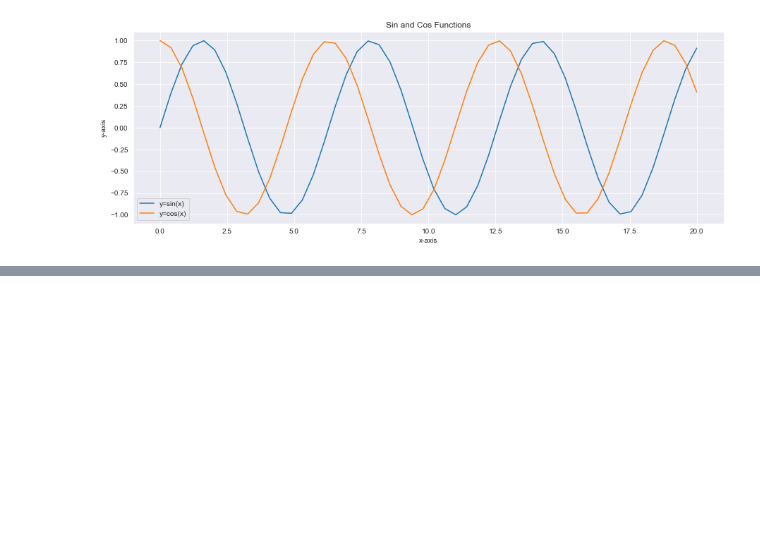
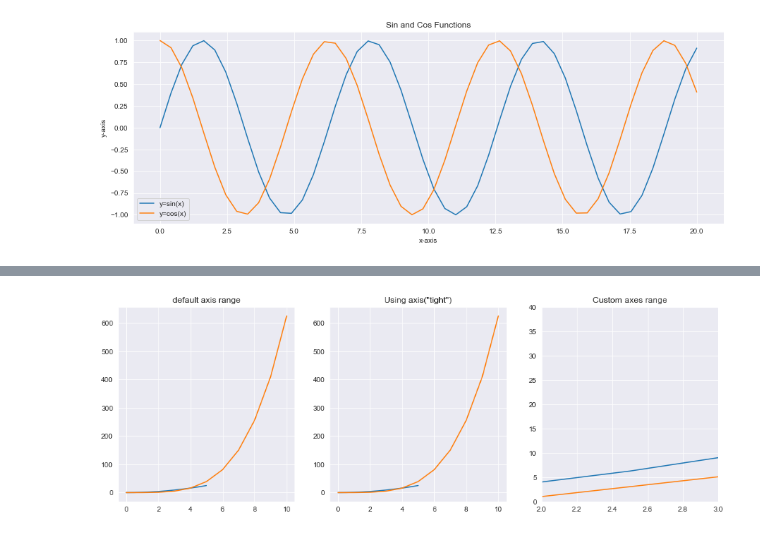
Before and after one commit to SirAbsolute0/Data_Science_I, a Jupyter notebook: Lab 3/Lab 3.ipynb, the cells around one changed output, grey strips where cells are left out. Saved outputs shown, nothing was run; the diff lists cells and outputs as text; code cells hidden in the pictures; blank space fills up the shorter version.

```diff
--- a/Lab 3/Lab 3.ipynb
+++ b/Lab 3/Lab 3.ipynb
@@ -43,0 +75,24 @@ plt.show()
+# %%
+#We can also customize the x and y axis range
+# set_ylim([y_start, y_end])
+# set_xlim([x_start, x_end])
+# axis('tight') - this is for automatically getting "tightly fitted" axes ranges
+
+x = np.linspace(0, 5, 11) #From 0 to 5 with total 11 values in the range
+fig, axes = plt.subplots(nrows = 1, ncols = 3)
+
+axes[0].plot(x, x**2, x**4)
+axes[0].set_title('default axis range')
+
+axes[1].plot(x, x**2, x**4)
+axes[1].axis('tight')
+axes[1].set_title('Using axis("tight")')
+
+axes[2].plot(x, x**2, x**4)
+axes[2].set_ylim([0, 40])
+axes[2].set_xlim([2, 3])
+axes[2].set_title('Custom axes range')
+
+plt.show()
+# %% [output]
+[figure, added]
```
Also changed, not shown: parts of 4 cells of this notebook, 1 other file.
